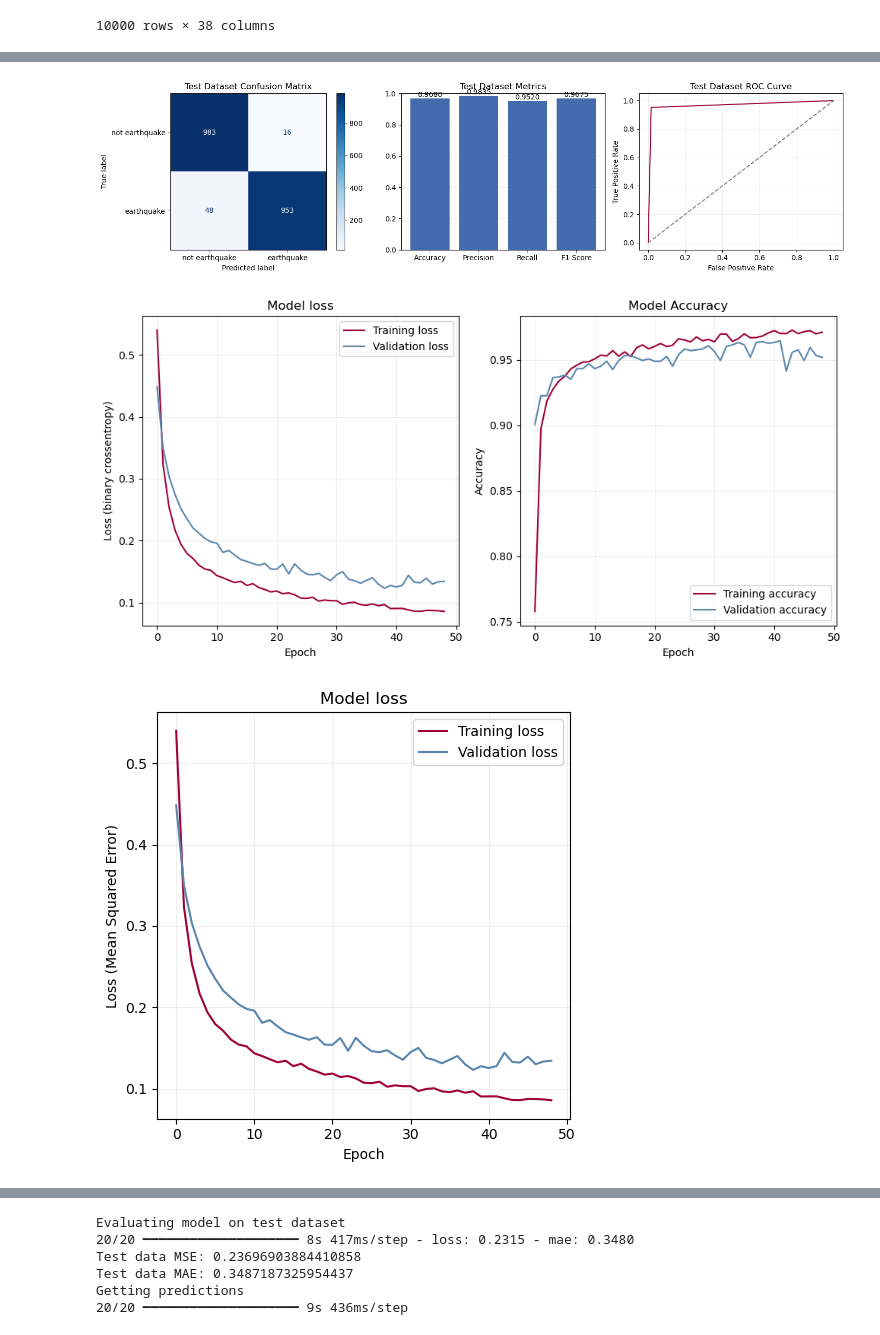
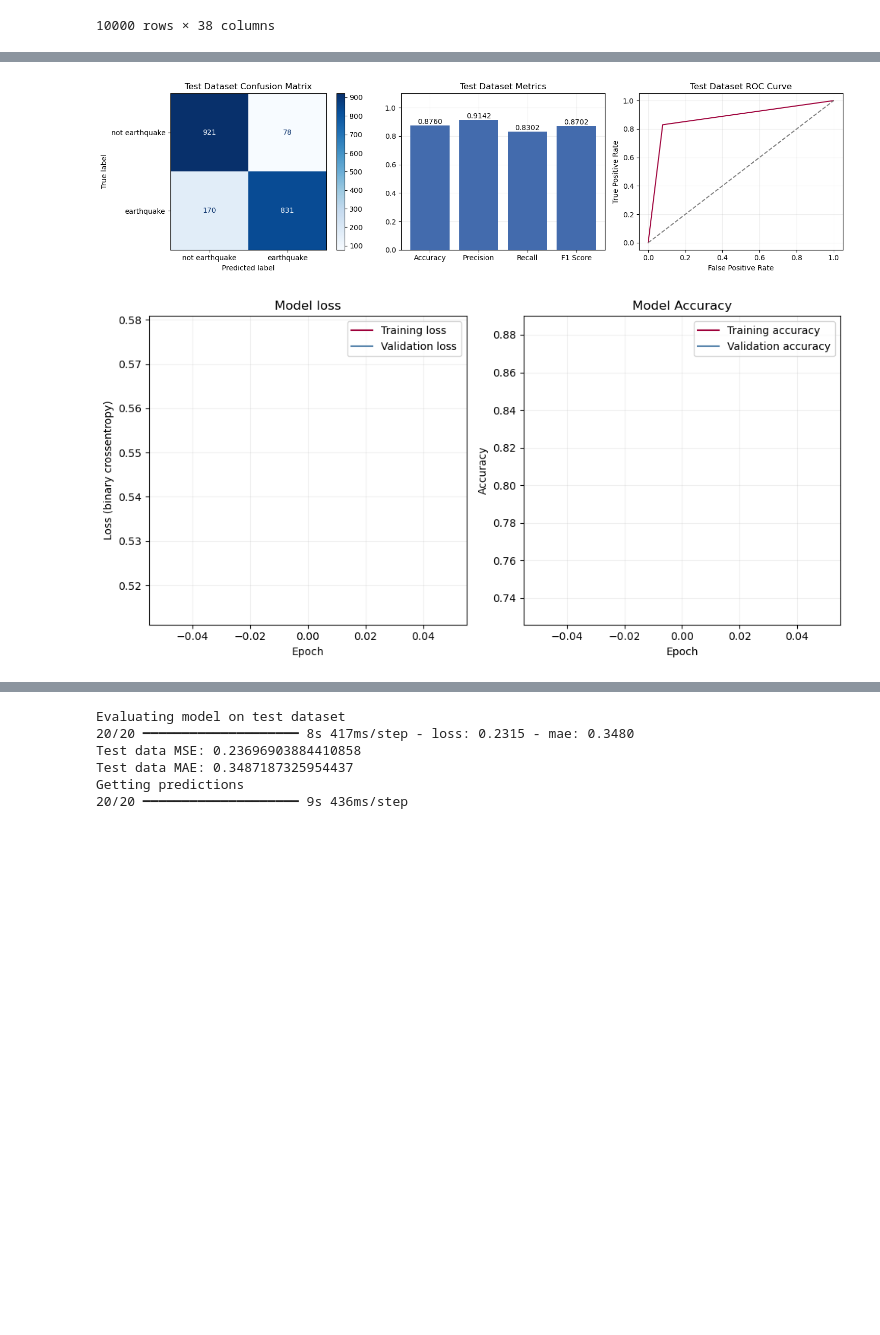
Before and after one commit to kaelynn-rose/Earthquake_Detection, a Jupyter notebook: notebooks/model_training_cnn.ipynb, the cells around one changed output, grey strips where cells are left out. Cells and saved outputs as stored; diff of their text form; code cells hidden in the pictures; blank space fills up the shorter version.

```diff
--- a/notebooks/model_training_cnn.ipynb
+++ b/notebooks/model_training_cnn.ipynb
@@ -128,7 +146,7 @@ def prepare_datasets(imgs, labels, preproc_func=None, preproc_func_kwargs=None,
     else:
         return train_dataset, val_dataset, test_dataset
 # %%
-def callbacks_setup():
+def callbacks_setup(model_tag, epochs):
     # Callback to stop model training early if loss stops improving
     early_stopping = tf.keras.callbacks.EarlyStopping(
         monitor='val_loss',
@@ -147,7 +165,7 @@ def callbacks_setup():
     )
 
     checkpoint = tf.keras.callbacks.ModelCheckpoint(
-        'best_model.keras',
+        f'../models/{model_tag}_{epochs}epochs_{int(time.time())}.keras',
         monitor='val_loss',
         save_best_only=True        # save only the best model
     )
@@ -250,7 +268,7 @@ def evaluate_classification_model(trained_model, test_dataset):
     ax3.grid(True, alpha=0.2, zorder=0)
     plt.tight_layout()
     plt.show()
-    return test_labels, predicted_classes, predicted_probs
+    return test_labels, predicted_classes, pred_probs
 # %%
 def evaluate_regression_model(trained_model, test_dataset, target_variable_name, scaler=None):
     test_labels = []
@@ -299,13 +317,19 @@ def build_compile_classification_cnn(learning_rate=1e-6, loss='binary_crossentro
         tf.keras.layers.Dense(1, activation='sigmoid')
     ])
     opt = tf.keras.optimizers.Adam(learning_rate=learning_rate)
-    model.compile(optimizer=opt, loss='binary_crossentropy', metrics=['accuracy'])
+    model.compile(optimizer=opt, loss=loss, metrics=metrics)
     return model
 # %%
-callbacks_c = callbacks_setup()
+# Set up model callbacks
+epochs = 1
+callbacks_c = callbacks_setup(model_tag='cnn_classification', epochs=epochs)
+
+# Fit model
 train_dataset_c, val_dataset_c, test_dataset_c = prepare_datasets(imgs=spectrogram_imgs, labels=classifier_labels, preproc_func=image_preprocessing, preproc_func_kwargs=spectrogram_kwargs, batch_size=32)
 classifier_model = build_compile_classification_cnn(learning_rate=1e-6, loss='binary_crossentropy', metrics=['accuracy'])
-classifier_history = classifier_model.fit(train_dataset_c, epochs=50, callbacks=callbacks_c, validation_data=val_dataset_c)
+classifier_history = classifier_model.fit(train_dataset_c, epochs=epochs, callbacks=callbacks_c, validation_data=val_dataset_c)
+
+# Evaluate model and plot results
 evaluate_classification_model(classifier_model, test_dataset_c)
 plot_training_history(classifier_history)
 # %% [output]
@@ -328,4 +344,3 @@ Epoch 6/50
 Building confusion matrix
-[figure, old version]
+[figure, new version]
-[figure, old version]
+[figure, new version]
-[figure, removed]
```
Also changed, not shown: parts of 22 cells of this notebook, 5 other files.
